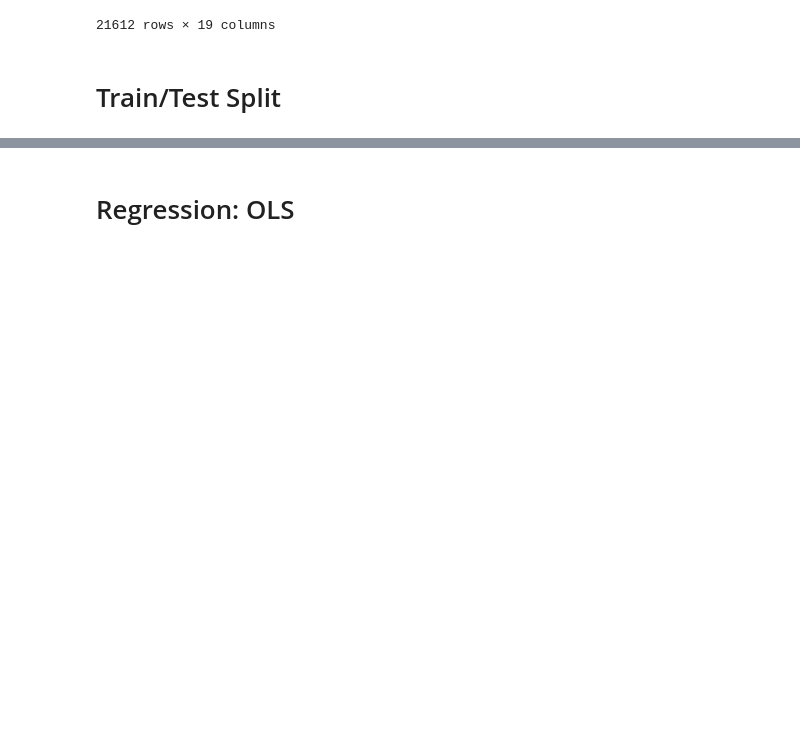
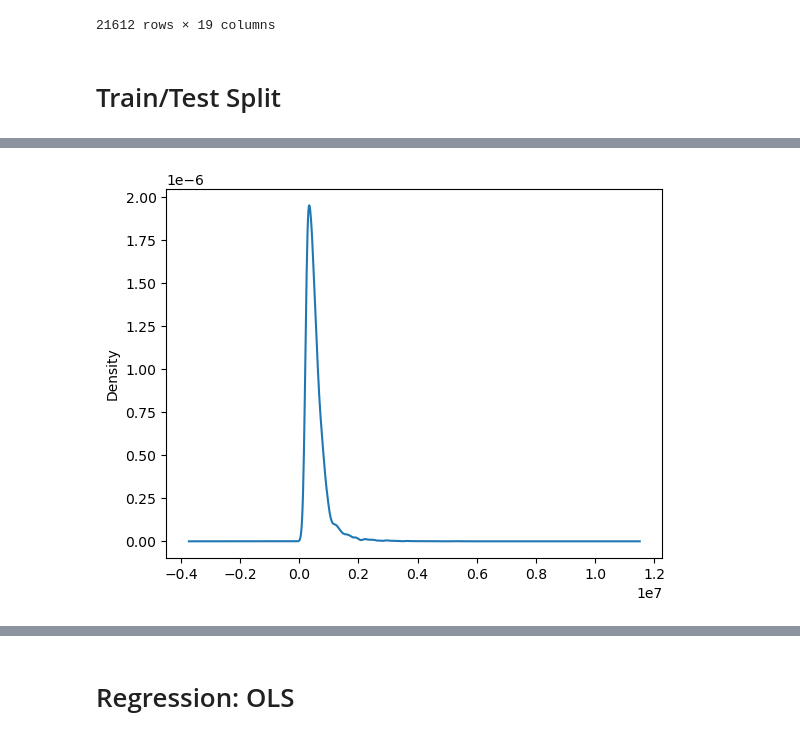
Before and after one commit to BenJMcCarty/Return_of_the_King_County_Dataset, a Jupyter notebook: Data_Exploration.ipynb, the cells around one changed output, grey strips where cells are left out. Drawn from its saved outputs; the diff is of its cells as text; code cells hidden in the pictures; blank space fills up the shorter version.

```diff
--- a/Data_Exploration.ipynb
+++ b/Data_Exploration.ipynb
@@ -279,0 +286,4 @@ X_train, X_test, y_train, y_test = train_test_split(X, y, test_size = .25, rando
+# %%
+data['price'].plot(kind = 'kde');
+# %% [output]
+[figure, added]
```
Also changed, not shown: parts of 22 cells of this notebook.
